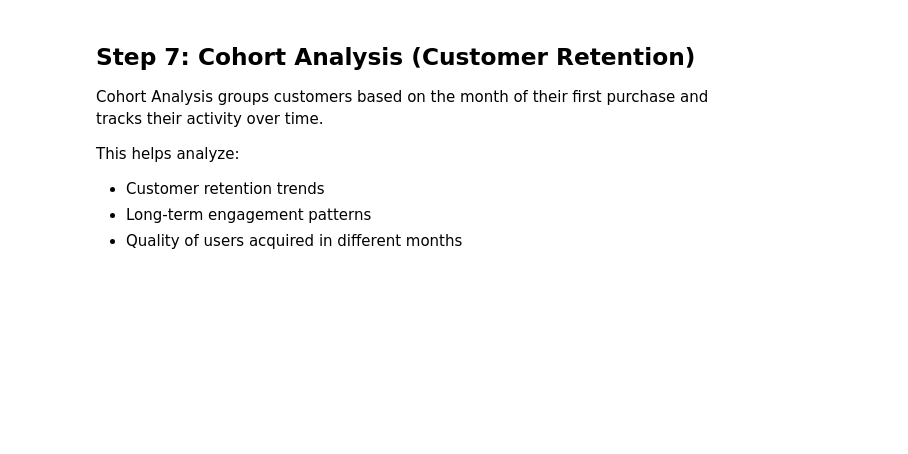
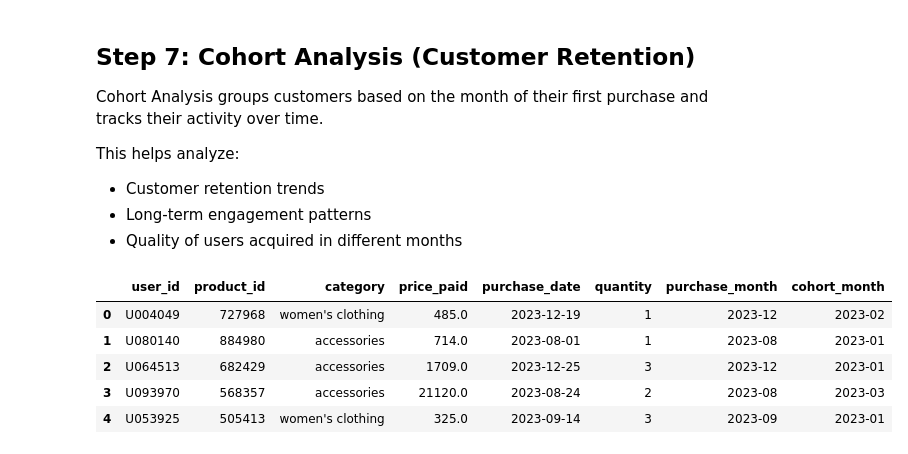
Before and after one commit to shankvarsh/amazon-recommendation-project, a Jupyter notebook: notebook/amazon_recommendation_system.ipynb, the cells around one changed output. Saved outputs shown, nothing was run; the diff lists cells and outputs as text; code cells hidden in the pictures; blank space fills up the shorter version.

```diff
--- a/notebook/amazon_recommendation_system.ipynb
+++ b/notebook/amazon_recommendation_system.ipynb
@@ -527,3 +527,18 @@ transactions_df["purchase_date"] = pd.to_datetime(transactions_df["purchase_date
 
 # Create purchase month
 transactions_df["purchase_month"] = transactions_df["purchase_date"].dt.to_period("M")
+# %%
+# Determine each user's first purchase month
+first_purchase = transactions_df.groupby("user_id")["purchase_month"].min()
+
+# Map cohort month to transactions
+transactions_df["cohort_month"] = transactions_df["user_id"].map(first_purchase)
+
+transactions_df.head()
+# %% [output]
+|  | user_id | product_id | category | price_paid | purchase_date | quantity | purchase_month | cohort_month |
+| 0 | U004049 | 727968 | women's clothing | 485.0 | 2023-12-19 | 1 | 2023-12 | 2023-02 |
+| 1 | U080140 | 884980 | accessories | 714.0 | 2023-08-01 | 1 | 2023-08 | 2023-01 |
+| 2 | U064513 | 682429 | accessories | 1709.0 | 2023-12-25 | 3 | 2023-12 | 2023-01 |
+| 3 | U093970 | 568357 | accessories | 21120.0 | 2023-08-24 | 2 | 2023-08 | 2023-03 |
+| 4 | U053925 | 505413 | women's clothing | 325.0 | 2023-09-14 | 3 | 2023-09 | 2023-01 |
```
Also changed, not shown: parts of 5 cells of this notebook.
